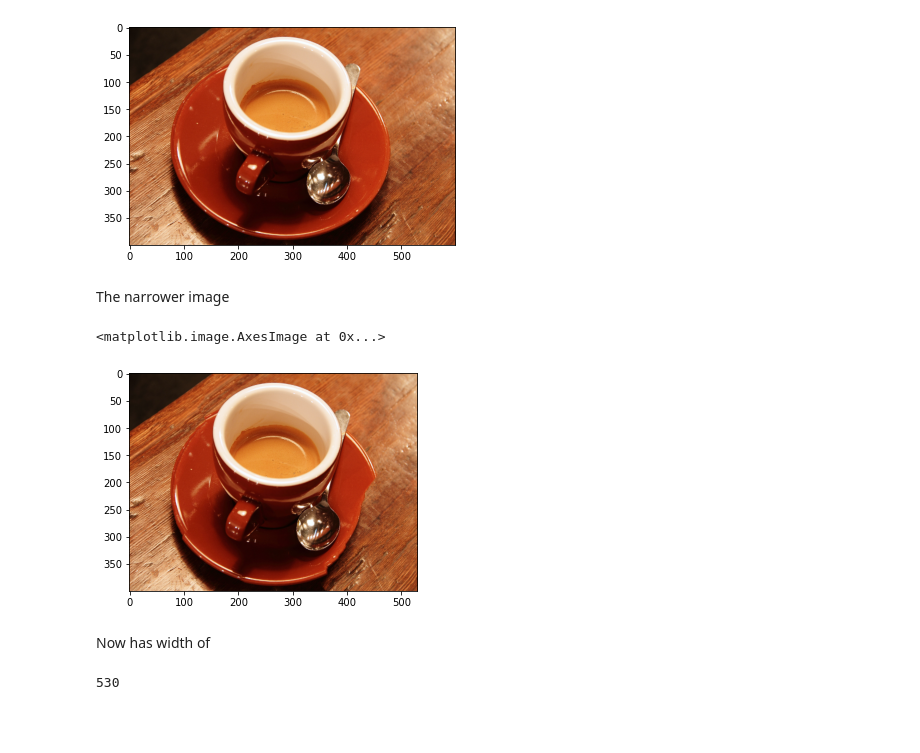
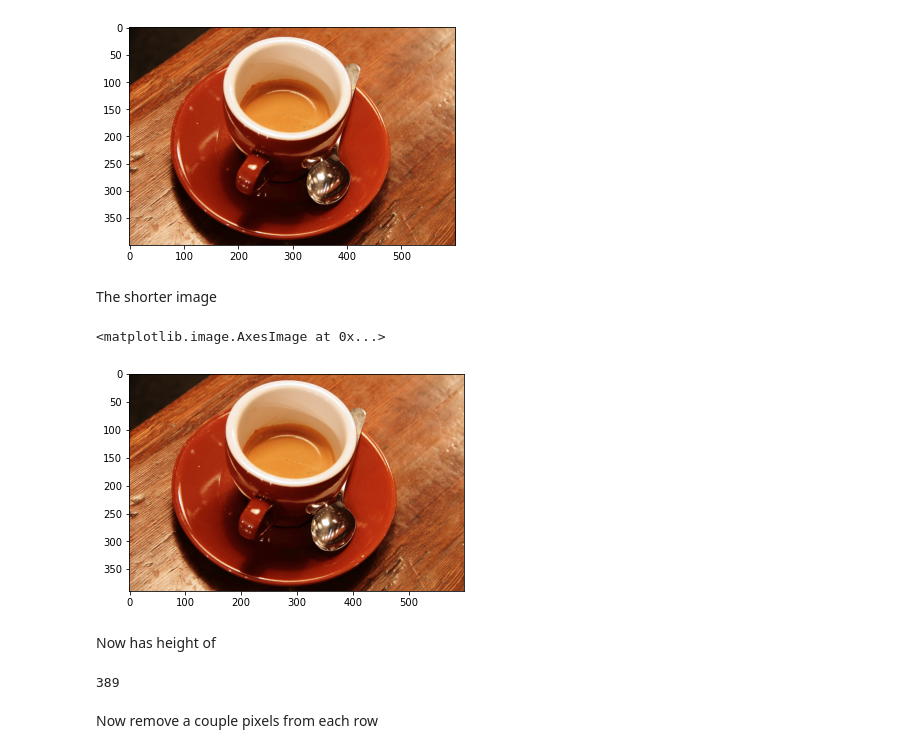
Before and after one commit to itsabijection/seam_carver, a Jupyter notebook: seam_carver.ipynb, the cells around one changed output. Drawn from its saved outputs; the diff is of its cells as text; code cells hidden in the pictures; blank space fills up the shorter version.

Commit message:
implemented horizontal seam carving - TODO: optimize

```diff
--- a/seam_carver.ipynb
+++ b/seam_carver.ipynb
@@ -8,7 +8,7 @@ class seam_carver:
         self.image = image
         self.width = len(image[0])
         self.height = len(image)
-        self.energy_grid = [[None for i in range(self.width)] for j in range(self.height)]
+        self.energy_grid = []
 
     def energy(self, row, col):
         '''calculates energy. energy is defined as $\delta_x^2(x, y) + \delta_y^2(x, y)$
@@ -36,11 +36,12 @@ class seam_carver:
     def create_energy_grid(self):
         #TODO: iterate through image, calculating energy for each pixel
         #store the results in self.energy_grid
+        self.energy_grid = [[None for i in range(self.width)] for j in range(self.height)]
         for row in range(self.height):
             for col in range(self.width):
                 self.energy_grid[row][col] = self.energy(row, col)
 
-    def shortest_path(self):
+    def shortest_path(self, orientation = "V"):
         #TODO: assert that the image is the same size as the energy grid
         shortest_paths = {}
 
@@ -52,16 +53,20 @@ class seam_carver:
             if((row, col) in shortest_paths):
                 return shortest_paths[(row, col)]
             #if we are at the bottom row, than we are done
-            if(row == len(self.energy_grid) - 1):
+            if(row == self.height - 1 and orientation == "V") or (col == self.width - 1 and orientation == "H"):
                 shortest_paths[(row, col)] = [(row, col)]
                 return [(row, col)]
             shortest_path = None
             #Note: this is the euclidean way to think of this
-            #Also note that right now this is just up and down seam carving
-            for delta_r, delta_c in [(1, -1), (1, 0), (1, 1)]:
+            adj = []
+            if orientation == "V":
+                adj = [(1, -1), (1, 0), (1, 1)]
+            else:
+                adj = [(-1, 1), (0, 1), (1, 1)]
+            for delta_r, delta_c in adj:
                 #if we're going to go off the side, don't
                 #note that we don't need to worry about going off the bottom because of the base case
-                if(col + delta_c >= self.width or col + delta_c < 0):
+                if((col + delta_c >= self.width or col + delta_c < 0) and orientation == "V") or ((row + delta_r >= self.height or row + delta_r < 0) and orientation == "H"):
                     continue
                 cur_path = [(row, col)] + helper(row + delta_r, col + delta_c)
                 #if there is no shortest path, or this is shorter, take this route
@@ -74,15 +79,35 @@ class seam_carver:
             return shortest_path
         #to find the shortest from top to bottom, we just have to look at each possible starting point
         #percolation!
-        return min([helper(0, c) for c in range(self.width)], key = lambda path : path_val(path))
+        if orientation == "V":
+            return min([helper(0, c) for c in range(self.width)], key = lambda path : path_val(path))
+        else:
+            return min([helper(r, 0) for r in range(self.height)], key = lambda path : path_val(path))
 
     def removeVerticalSeam(self):
         self.create_energy_grid()
-        for row, col in self.shortest_path():
+        to_remove = self.shortest_path()
+        for row, col in to_remove:
             self.image[row].pop(col)
         self.width -= 1
+
+    def removeHorizontalSeam(self):
+        #This is just begging to be refactored. Although the complexity of finding the path is much
+        #worse than the complexity of transposing the matrix, this is still kind of clunky.
+        self.image = self.transpose(self.image)
+        self.height, self.width = self.width, self.height
+        self.removeVerticalSeam()
+        self.image = self.transpose(self.image)
+        self.height, self.width = self.width, self.height
+
+    def transpose(self, arr):
+        T = [[None for i in range(len(arr))] for j in range(len(arr[0]))]
+        for x in range(len(arr)):
+            for y in range(len(arr[0])):
+                T[y][x] = arr[x][y]
+        return T
 # %% [markdown]
 Create a new seam carver with a nice image to experiment on
 # %%
-a = seam_carver(data.coffee().tolist())
+coffee = seam_carver(data.coffee().tolist())
 # %% [markdown]
@@ -100,15 +123,17 @@ plt.imshow(data.coffee())
 <matplotlib.image.AxesImage at 0x...>
 [figure]
 # %% [markdown]
-The narrower image
+The shorter image
 # %%
-plt.imshow(a.image)
+plt.imshow(coffee.image)
 # %% [output]
 <matplotlib.image.AxesImage at 0x...>
-[figure, old version]
+[figure, new version]
 # %% [markdown]
-Now has width of
+Now has height of
-# %%
-a.width
-# %% [output]
-530
+# %%
+coffee.height
+# %% [output]
+389
+# %% [markdown]
+Now remove a couple pixels from each row
```
Also changed, not shown: parts of 8 cells of this notebook.
